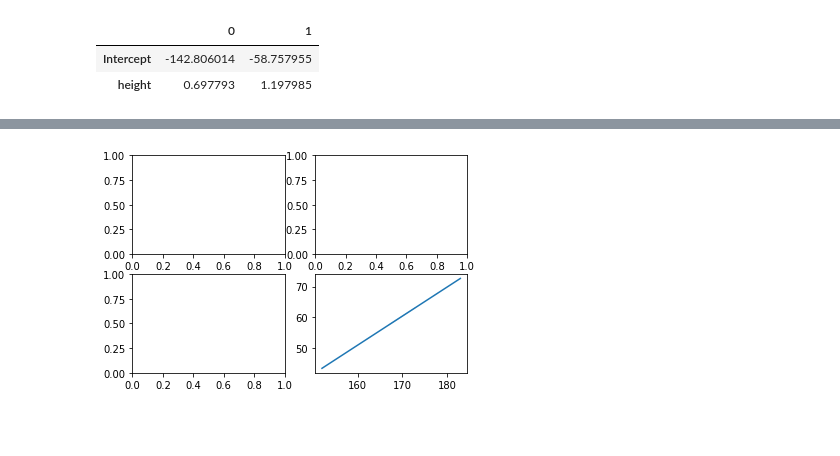
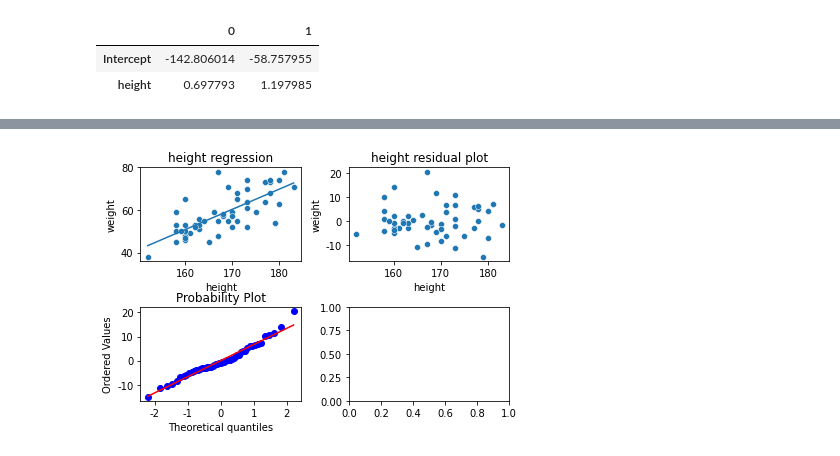
Before and after one commit to klee30810/ADP-study, a Jupyter notebook: stats/pstat/Chap 13. 회귀분석.ipynb, the cells around one changed output, grey strips where cells are left out. Drawn from its saved outputs; the diff is of its cells as text; code cells hidden in the pictures; blank space fills up the shorter version.

```diff
--- a/stats/pstat/Chap 13. 회귀분석.ipynb
+++ b/stats/pstat/Chap 13. 회귀분석.ipynb
@@ -89,11 +311,29 @@ subplots(nrows=1, ncols=1, *, sharex=False, sharey=False, squeeze=True, subplot_
 # %%
 font_name = font_manager.FontProperties().get_name()
 rc('font', family=font_name, size=10)
 rcParams['axes.unicode_minus'] = False
 
-fig, axes = plt.subplots(2,2)
+fig, axes = plt.subplots(nrows=2,ncols=2)
 slope, intercept = np.polyfit(height, weight, 1)
 abline_values = [slope * i + intercept for i in height]
-axes[0,0] = sns.lineplot(x=height, y=abline_values)
+data = pd.DataFrame([height, weight, abline_values]).T.rename(columns={0:'height', 1:'weight', 2:'abline_values'})
+fig1_1 = sns.lineplot(x="height", y="abline_values", data=data, ax=axes[0,0]);
+fig1_1.set_title("height regression")
+fig1_1.set_xlabel('height')
+fig1_1.set_ylabel('weight')
+fig1_2 = sns.scatterplot(x='height', y='weight', data=data, ax=axes[0,0]);
+plt.tight_layout()
+
+r = fit.resid
+fig2 = sns.scatterplot(x=height, y=r, ax=axes[0,1]);
+fig2.set_title('height residual plot')
+fig2.set_xlabel("height")
+fig2.set_ylabel('weight')
+plt.tight_layout()
+
+fig3 = stats.probplot(r, dist='norm', plot=axes[1,0])
+# fig3.title("redisuals normal prob plot")
+# plt.title("redisuals normal prob plot")
+plt.show()
 # %% [output]
-[figure, old version]
+[figure, new version]
```
Also changed, not shown: parts of 27 cells of this notebook.
